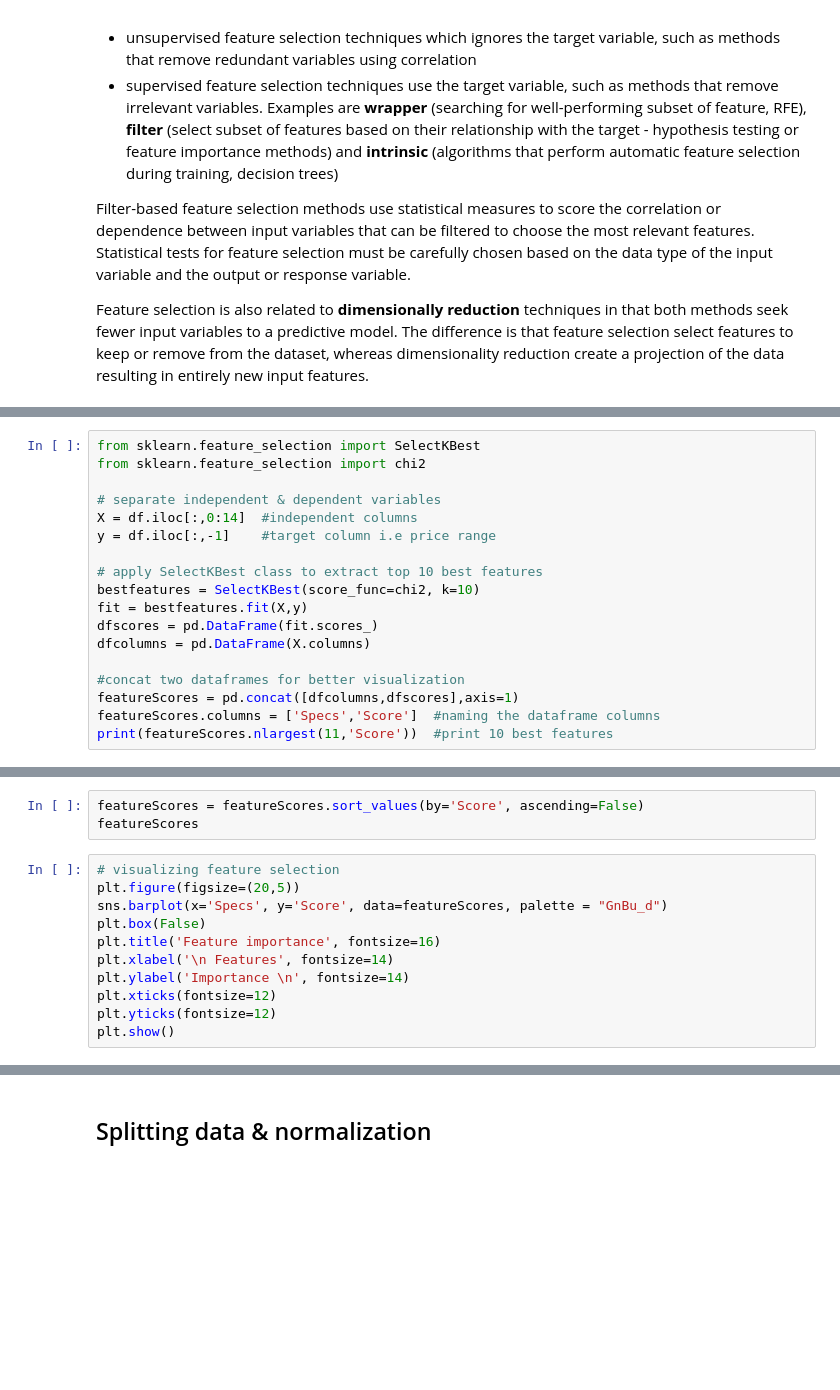
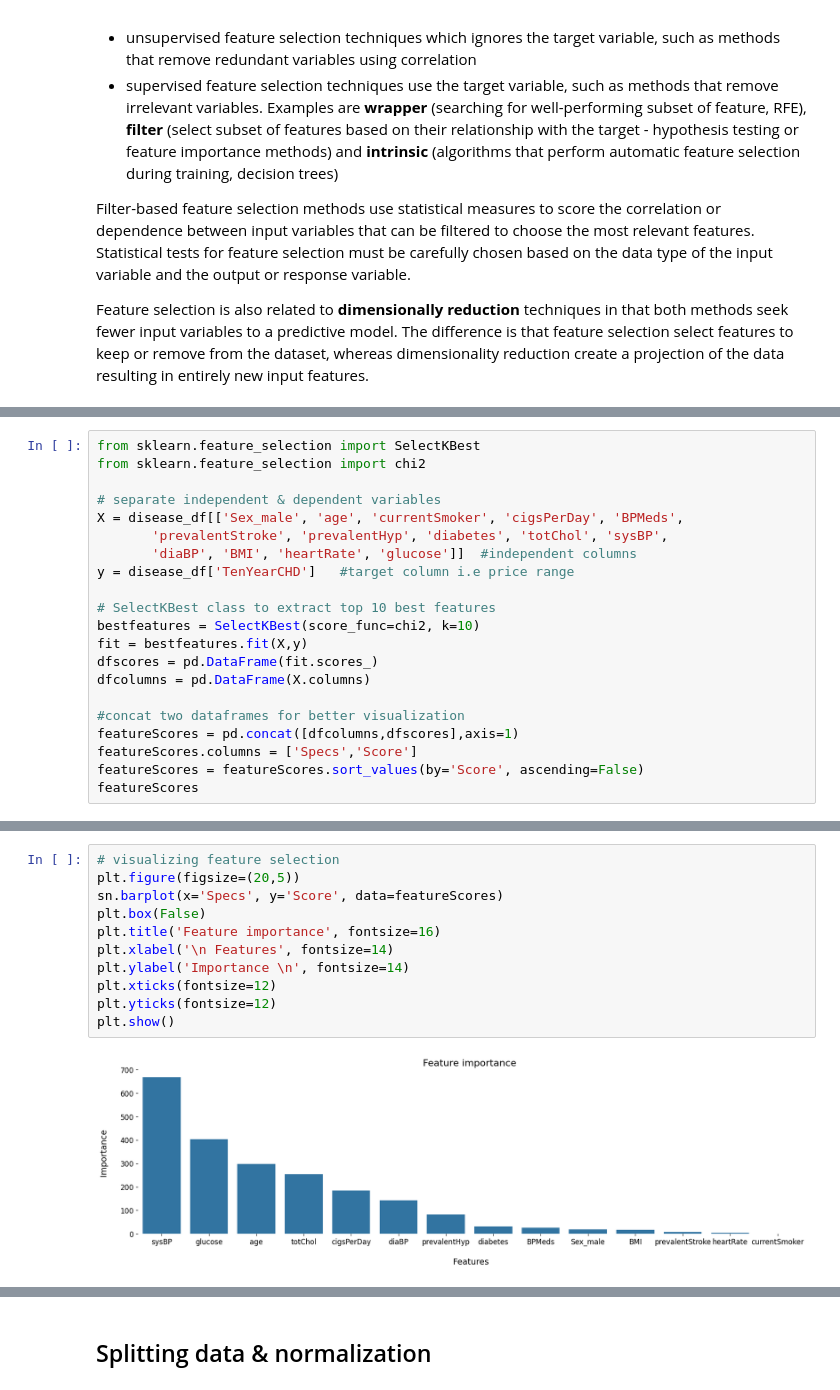
Before and after one commit to alekubala/Logistic_regression, a Jupyter notebook: heart_disease.ipynb, the cells around one changed output, grey strips where cells are left out. Saved outputs shown, nothing was run; the diff lists cells and outputs as text; blank space fills up the shorter version.

```diff
--- a/heart_disease.ipynb
+++ b/heart_disease.ipynb
@@ -230,10 +234,12 @@ from sklearn.feature_selection import SelectKBest
 from sklearn.feature_selection import chi2
 
 # separate independent & dependent variables
-X = df.iloc[:,0:14]  #independent columns
-y = df.iloc[:,-1]    #target column i.e price range
+X = disease_df[['Sex_male', 'age', 'currentSmoker', 'cigsPerDay', 'BPMeds',
+       'prevalentStroke', 'prevalentHyp', 'diabetes', 'totChol', 'sysBP',
+       'diaBP', 'BMI', 'heartRate', 'glucose']]  #independent columns
+y = disease_df['TenYearCHD']   #target column i.e price range
 
-# apply SelectKBest class to extract top 10 best features
+# SelectKBest class to extract top 10 best features
 bestfeatures = SelectKBest(score_func=chi2, k=10)
 fit = bestfeatures.fit(X,y)
 dfscores = pd.DataFrame(fit.scores_)
@@ -241,5 +247,6 @@ dfcolumns = pd.DataFrame(X.columns)
 
 #concat two dataframes for better visualization
 featureScores = pd.concat([dfcolumns,dfscores],axis=1)
-featureScores.columns = ['Specs','Score']  #naming the dataframe columns
-print(featureScores.nlargest(11,'Score'))  #print 10 best features
+featureScores.columns = ['Specs','Score']
+featureScores = featureScores.sort_values(by='Score', ascending=False)
+featureScores
@@ -246,17 +269,16 @@ print(featureScores.nlargest(11,'Score'))  #print 10 best features
-# %%
-featureScores = featureScores.sort_values(by='Score', ascending=False)
-featureScores
 # %%
 # visualizing feature selection
 plt.figure(figsize=(20,5))
-sns.barplot(x='Specs', y='Score', data=featureScores, palette = "GnBu_d")
+sn.barplot(x='Specs', y='Score', data=featureScores)
 plt.box(False)
 plt.title('Feature importance', fontsize=16)
 plt.xlabel('\n Features', fontsize=14)
 plt.ylabel('Importance \n', fontsize=14)
 plt.xticks(fontsize=12)
 plt.yticks(fontsize=12)
 plt.show()
+# %% [output]
+[figure, added]
 # %%
 # selecting the 10 most impactful features for the target variable
 features_list = featureScores["Specs"].tolist()[:10]
```
Also changed, not shown: parts of 30 cells of this notebook, 1 other file.
